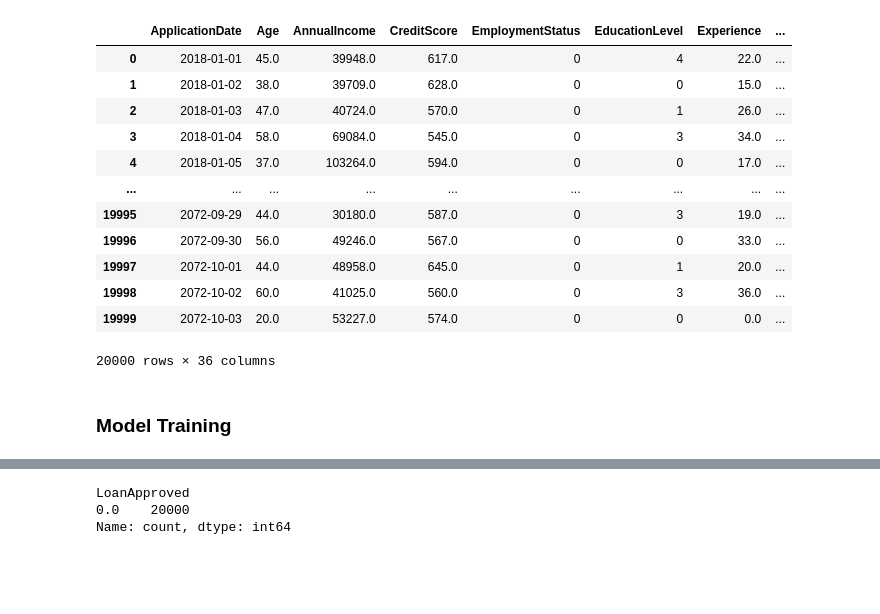
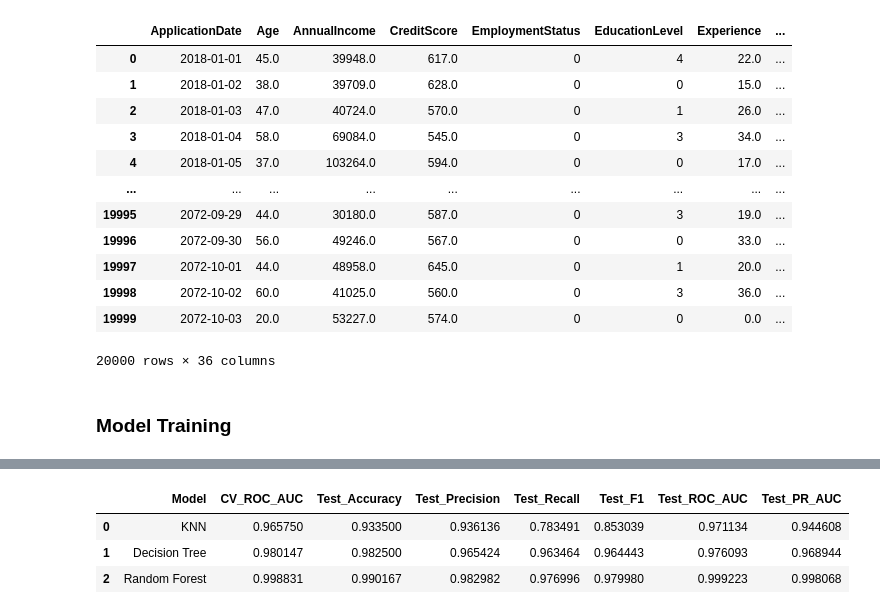
Before and after one commit to AbdulWahid026/ML_LoanApprovalPrediction-CreditRiskAnalysis, a Jupyter notebook: model.ipynb, the cells around one changed output, grey strips where cells are left out. Drawn from its saved outputs; the diff is of its cells as text; code cells hidden in the pictures; blank space fills up the shorter version.

Commit message:
Models Trained

```diff
--- a/model.ipynb
+++ b/model.ipynb
@@ -396,6 +386,11 @@ All models evaluated successfully.
-# %%
-data_df_cleaned['LoanApproved'].value_counts()
-# %% [output]
-LoanApproved
-0.0    20000
-Name: count, dtype: int64
+# %%
+# Convert results list to DataFrame
+results_df = pd.DataFrame(results_list)
+
+# Display results
+results_df
+# %% [output]
+|  | Model | CV_ROC_AUC | Test_Accuracy | Test_Precision | Test_Recall | Test_F1 | Test_ROC_AUC | Test_PR_AUC |
+| 0 | KNN | 0.965750 | 0.933500 | 0.936136 | 0.783491 | 0.853039 | 0.971134 | 0.944608 |
+| 1 | Decision Tree | 0.980147 | 0.982500 | 0.965424 | 0.963464 | 0.964443 | 0.976093 | 0.968944 |
+| 2 | Random Forest | 0.998831 | 0.990167 | 0.982982 | 0.976996 | 0.979980 | 0.999223 | 0.998068 |
```
Also changed, not shown: parts of 1 cell of this notebook.
